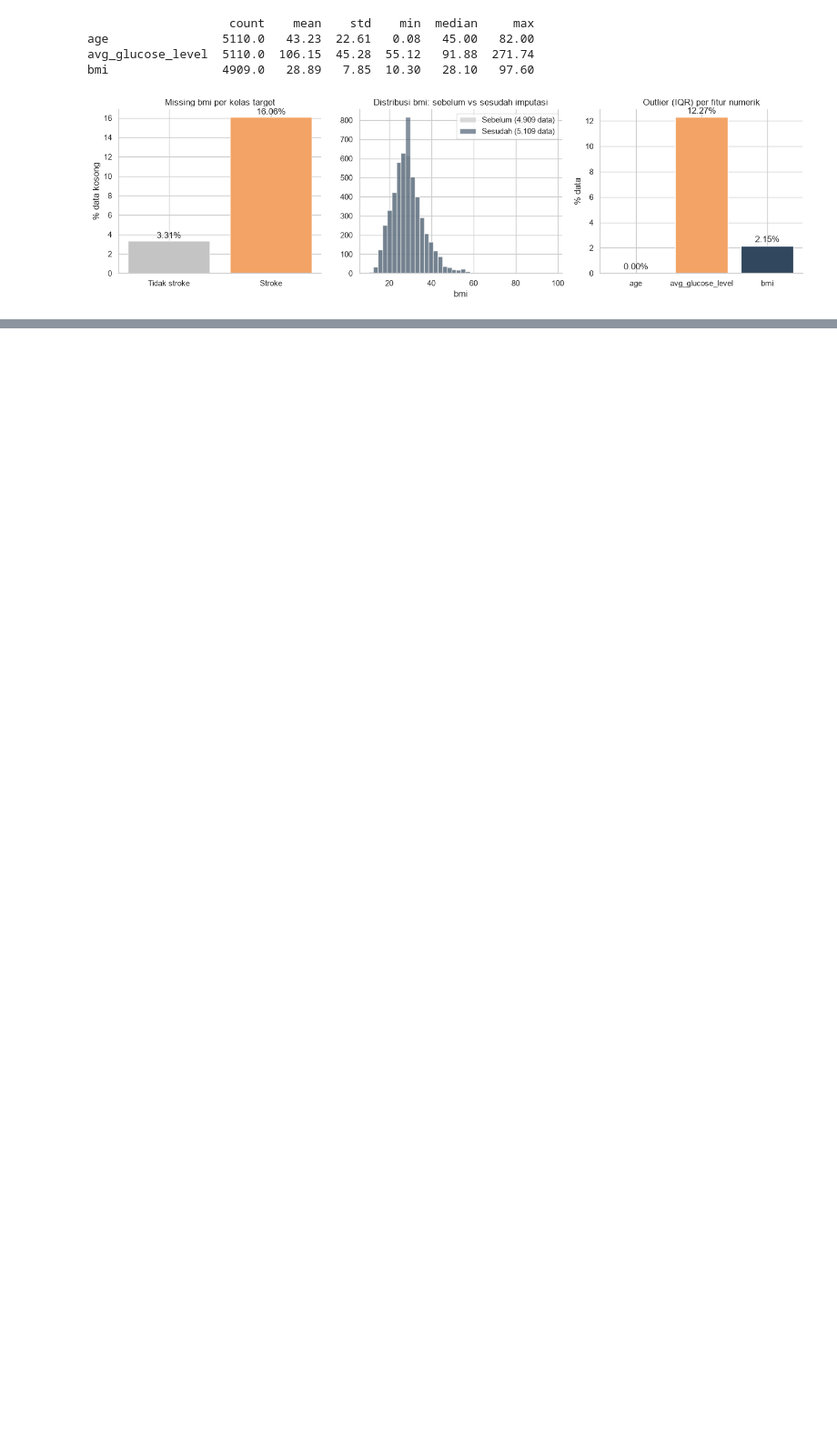
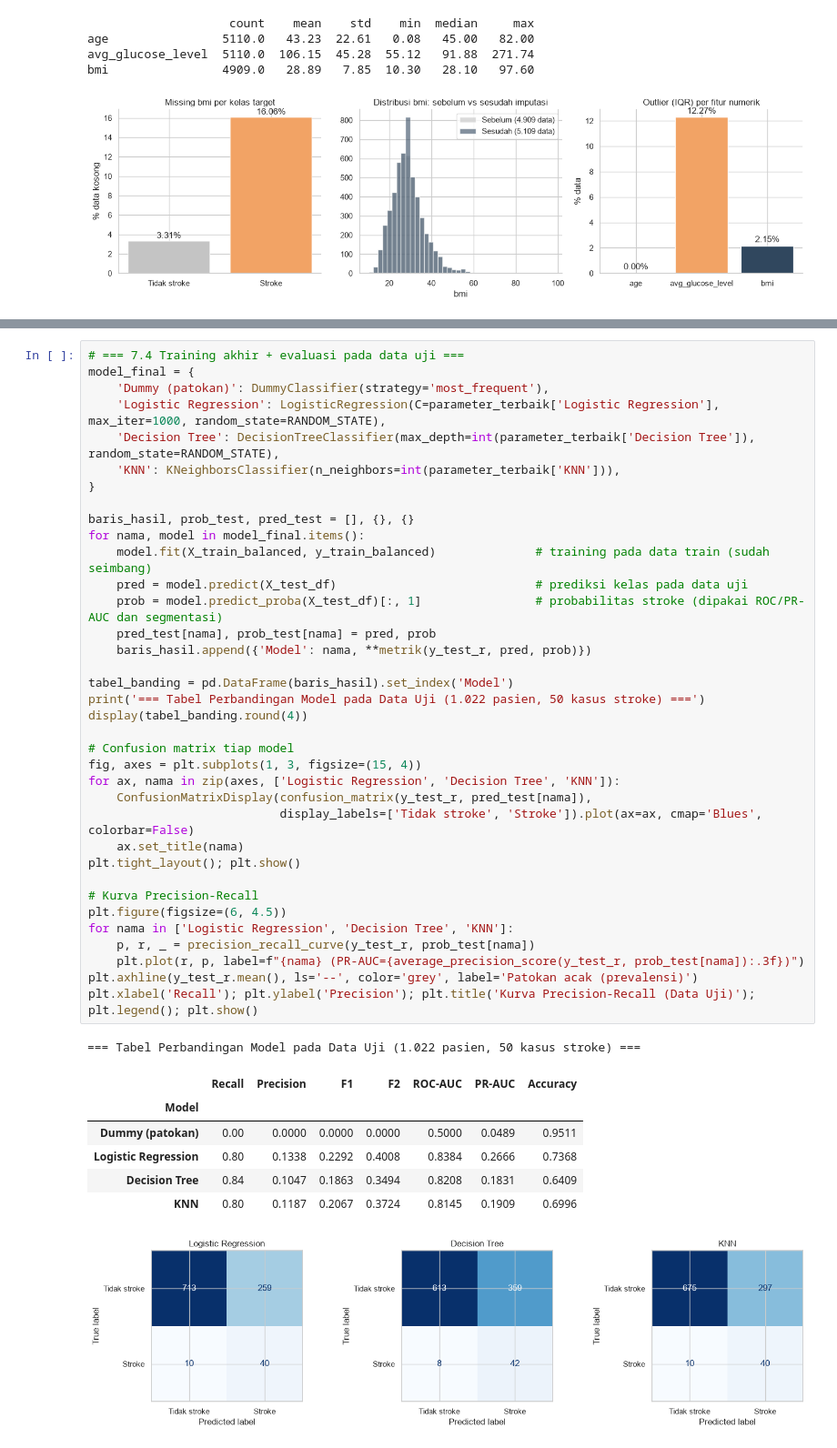
Before and after one commit to Septemberiano/Segmentasi-Tingkat-Risiko-Stroke-Berdasarkan-Indikator-Kesehatan-, a Jupyter notebook: strokePrediction.ipynb, the cells around one changed output, grey strips where cells are left out. Shown at 91% size. Saved outputs shown, nothing was run; the diff lists cells and outputs as text; blank space fills up the shorter version.

Commit message:
Progress 3: pemodelan, segmentasi risiko, README

```diff
--- a/strokePrediction.ipynb
+++ b/strokePrediction.ipynb
@@ -422,0 +581,45 @@ bmi                4909.0   28.89   7.85  10.30   28.10   97.60
+# %%
+# === 7.4 Training akhir + evaluasi pada data uji ===
+model_final = {
+    'Dummy (patokan)': DummyClassifier(strategy='most_frequent'),
+    'Logistic Regression': LogisticRegression(C=parameter_terbaik['Logistic Regression'], max_iter=1000, random_state=RANDOM_STATE),
+    'Decision Tree': DecisionTreeClassifier(max_depth=int(parameter_terbaik['Decision Tree']), random_state=RANDOM_STATE),
+    'KNN': KNeighborsClassifier(n_neighbors=int(parameter_terbaik['KNN'])),
+}
+
+baris_hasil, prob_test, pred_test = [], {}, {}
+for nama, model in model_final.items():
+    model.fit(X_train_balanced, y_train_balanced)              # training pada data train (sudah seimbang)
+    pred = model.predict(X_test_df)                            # prediksi kelas pada data uji
+    prob = model.predict_proba(X_test_df)[:, 1]                # probabilitas stroke (dipakai ROC/PR-AUC dan segmentasi)
+    pred_test[nama], prob_test[nama] = pred, prob
+    baris_hasil.append({'Model': nama, **metrik(y_test_r, pred, prob)})
+
+tabel_banding = pd.DataFrame(baris_hasil).set_index('Model')
+print('=== Tabel Perbandingan Model pada Data Uji (1.022 pasien, 50 kasus stroke) ===')
+display(tabel_banding.round(4))
+
+# Confusion matrix tiap model
+fig, axes = plt.subplots(1, 3, figsize=(15, 4))
+for ax, nama in zip(axes, ['Logistic Regression', 'Decision Tree', 'KNN']):
+    ConfusionMatrixDisplay(confusion_matrix(y_test_r, pred_test[nama]),
+                           display_labels=['Tidak stroke', 'Stroke']).plot(ax=ax, cmap='Blues', colorbar=False)
+    ax.set_title(nama)
+plt.tight_layout(); plt.show()
+
+# Kurva Precision-Recall
+plt.figure(figsize=(6, 4.5))
+for nama in ['Logistic Regression', 'Decision Tree', 'KNN']:
+    p, r, _ = precision_recall_curve(y_test_r, prob_test[nama])
+    plt.plot(r, p, label=f"{nama} (PR-AUC={average_precision_score(y_test_r, prob_test[nama]):.3f})")
+plt.axhline(y_test_r.mean(), ls='--', color='grey', label='Patokan acak (prevalensi)')
+plt.xlabel('Recall'); plt.ylabel('Precision'); plt.title('Kurva Precision-Recall (Data Uji)'); plt.legend(); plt.show()
+# %% [output]
+=== Tabel Perbandingan Model pada Data Uji (1.022 pasien, 50 kasus stroke) ===
+|  | Recall | Precision | F1 | F2 | ROC-AUC | PR-AUC | Accuracy |
+| Model |  |  |  |  |  |  |  |
+| Dummy (patokan) | 0.00 | 0.0000 | 0.0000 | 0.0000 | 0.5000 | 0.0489 | 0.9511 |
+| Logistic Regression | 0.80 | 0.1338 | 0.2292 | 0.4008 | 0.8384 | 0.2666 | 0.7368 |
+| Decision Tree | 0.84 | 0.1047 | 0.1863 | 0.3494 | 0.8208 | 0.1831 | 0.6409 |
+| KNN | 0.80 | 0.1187 | 0.2067 | 0.3724 | 0.8145 | 0.1909 | 0.6996 |
+[figure, added]
```
Also changed, not shown: parts of 11 cells of this notebook, 1 other file.
